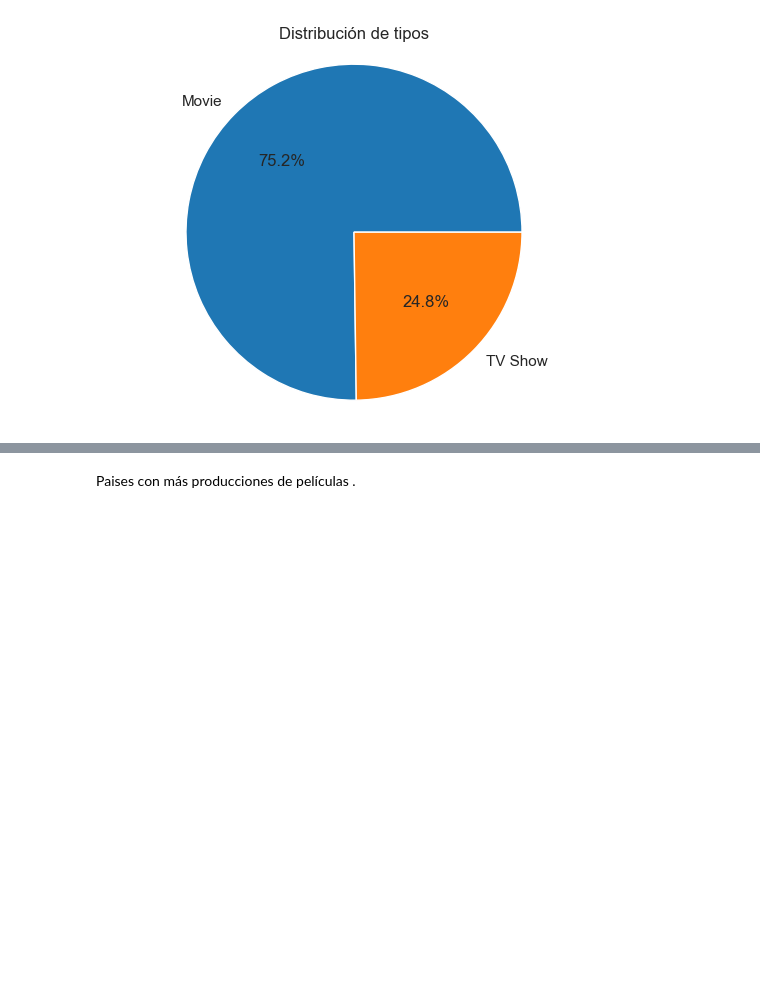
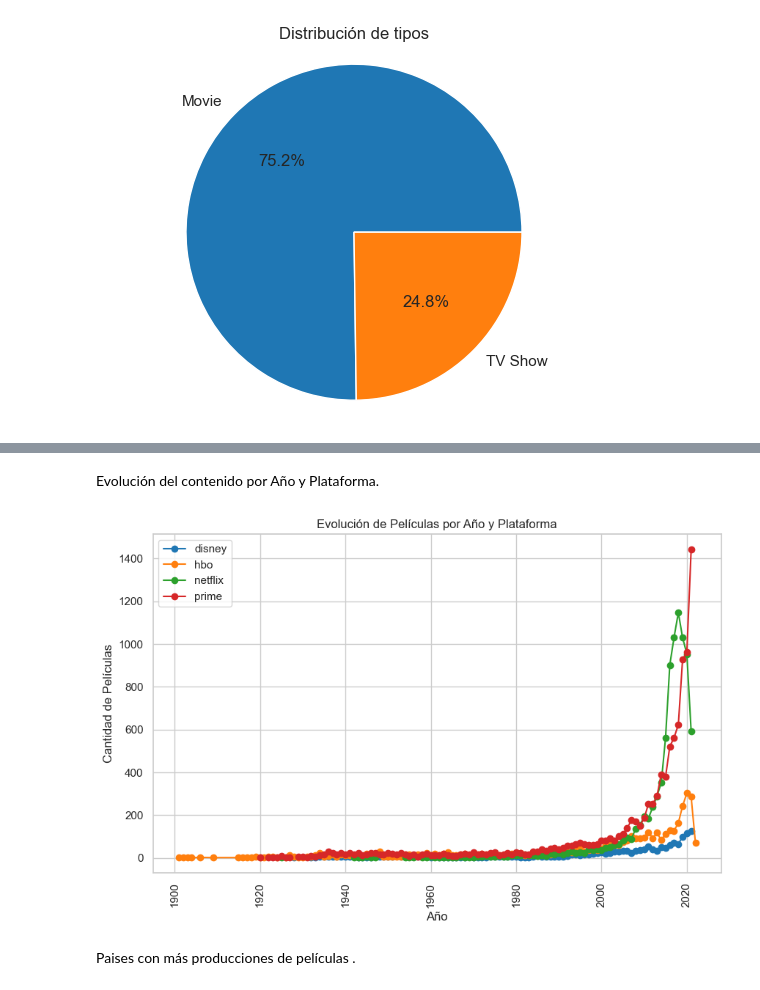
Before and after one commit to Marce-Valverde/PFGrupo19, a Jupyter notebook: Proyecto.ipynb, the cells around one changed output, grey strips where cells are left out. Cells and saved outputs as stored; diff of their text form; code cells hidden in the pictures; blank space fills up the shorter version.

```diff
--- a/Proyecto.ipynb
+++ b/Proyecto.ipynb
@@ -881,3 +1025,25 @@ plt.show()
+# %% [markdown]
+Evolución del contenido por Año y Plataforma.
+# %%
+plataformas = ['disney', 'hbo', 'netflix', 'prime']
+df_plataformas = df[df['platform'].isin(plataformas)]
+
+conteo_por_anio_plataforma = df_plataformas.groupby(['release_year', 'platform']).size().unstack()
+
+plt.figure(figsize=(10, 6))
+
+for plataforma in conteo_por_anio_plataforma.columns:
+    plt.plot(conteo_por_anio_plataforma.index, conteo_por_anio_plataforma[plataforma], marker='o', linestyle='-', label=plataforma)
+
+plt.xlabel('Año')
+plt.ylabel('Cantidad de contenido')
+plt.title('Evolución del contenido por Año y Plataforma')
+plt.xticks(rotation=90)
+plt.legend()
+plt.grid(True)
+plt.show()
+# %% [output]
+[figure, added]
 # %% [markdown]
 Paises con más producciones de películas .
 # %%
```
Also changed, not shown: parts of 87 cells of this notebook.
